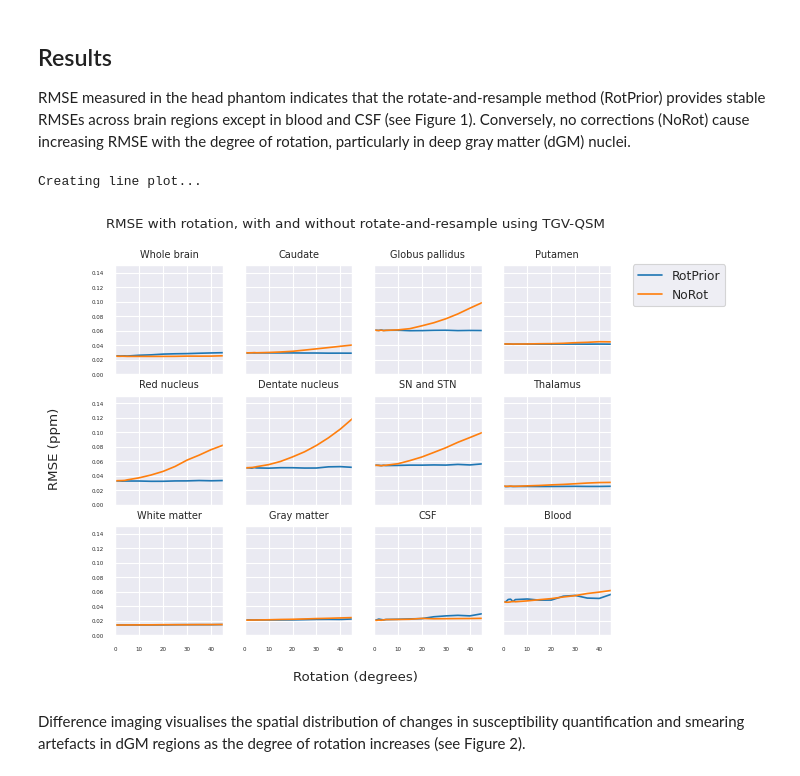
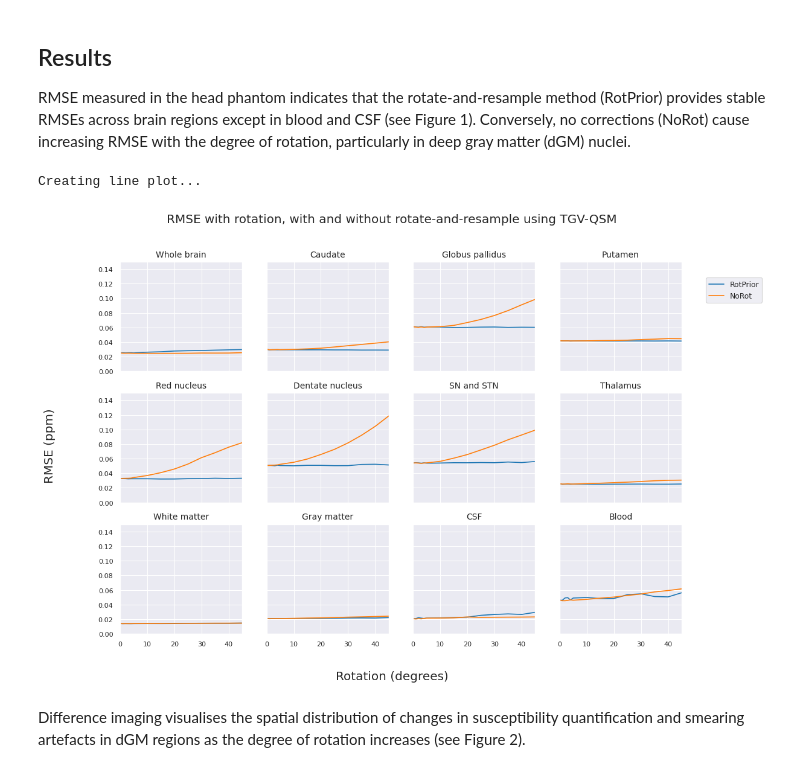
Before and after one commit to astewartau/2022-qsm-orientation-abstract, a Jupyter notebook: abstract-code.ipynb, the cells around one changed output. Cells and saved outputs as stored; diff of their text form; code cells hidden in the pictures.

```diff
--- a/abstract-code.ipynb
+++ b/abstract-code.ipynb
@@ -310,37 +224,37 @@ RMSE measured in the head phantom indicates that the rotate-and-resample method
 # %%
 print("Creating line plot...")
 sns.set_style("darkgrid")
-sns.set_context("paper", rc={"font.size":8,"axes.titlesize":7,"axes.labelsize":5})
-fig, axes = plt.subplots(3,4)
+sns.set_context("paper", rc={"font.size":12,"axes.titlesize":10,"axes.labelsize":10})
+fig, axes = plt.subplots(3,4, figsize=(12,8))
 fig.suptitle('RMSE with rotation, with and without rotate-and-resample using TGV-QSM')
 fig.supxlabel('Rotation (degrees)')
 fig.supylabel('RMSE (ppm)')
 index = 0
 for label_id in [0, 1, 2, 3, 4, 5, 6, 7, 8, 9, 10, 11]:
     ylim=(0.0, 0.15)
     xlim=(0, 45)
     ax = axes[int(index / 4), index % 4]
     plot = sns.lineplot(ax=ax, data=rmse[rmse.Segmentation == label_id], x="Rotation", y="RMSE", hue="Corrected")
     plot.set(xlabel=None)
     plot.set(ylabel=None)
     plot.set(ylim=ylim, xlim=xlim, title=labels[label_id] if label_id in labels else "Whole brain")
     if index < 8:
         plot.set(xticklabels=[])
     if index % 4 != 0:
         plot.set(yticklabels=[])
-    plot.tick_params(axis='both', which='major', labelsize=4)
-    plot.tick_params(axis='both', which='minor', labelsize=4)
+    plot.tick_params(axis='both', which='major', labelsize=8)
+    plot.tick_params(axis='both', which='minor', labelsize=8)
     plt.xlabel("")
     plot.get_legend().remove()
     index += 1
-handles, labels = plot.get_legend_handles_labels()
-plot.legend(handles, labels, loc=(1.2, 3.025))
+handles, labels_handle = plot.get_legend_handles_labels()
+plot.legend(handles, labels_handle, loc=(1.2, 3.025))
 #plt.savefig(f"lineplot.png", dpi=700, bbox_inches='tight')
 plt.show()
 plt.close()
 # %% [output]
 Creating line plot...
-[figure, old version]
+[figure, new version]
 # %% [markdown]
 Difference imaging visualises the spatial distribution of changes in susceptibility quantification and smearing artefacts in dGM regions as the degree of rotation increases (see Figure 2).
 # %%
```
Also changed, not shown: parts of 5 cells of this notebook.
